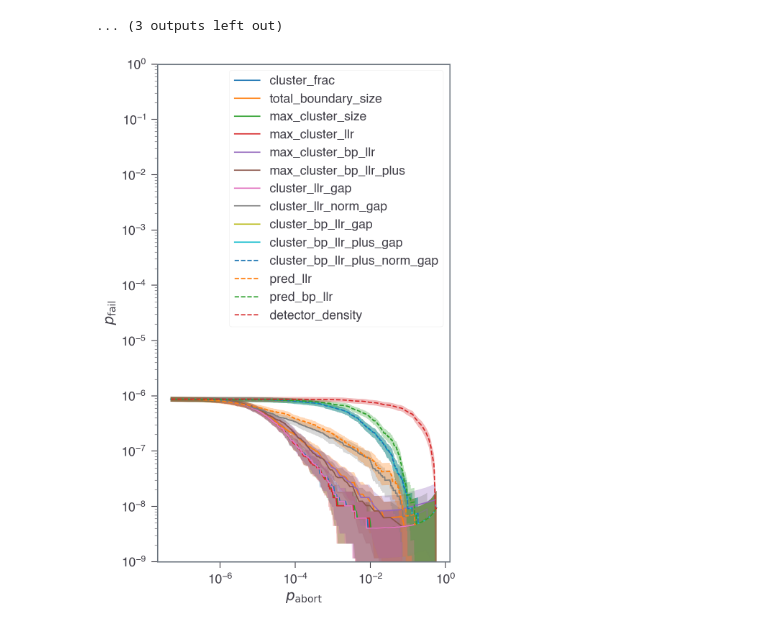
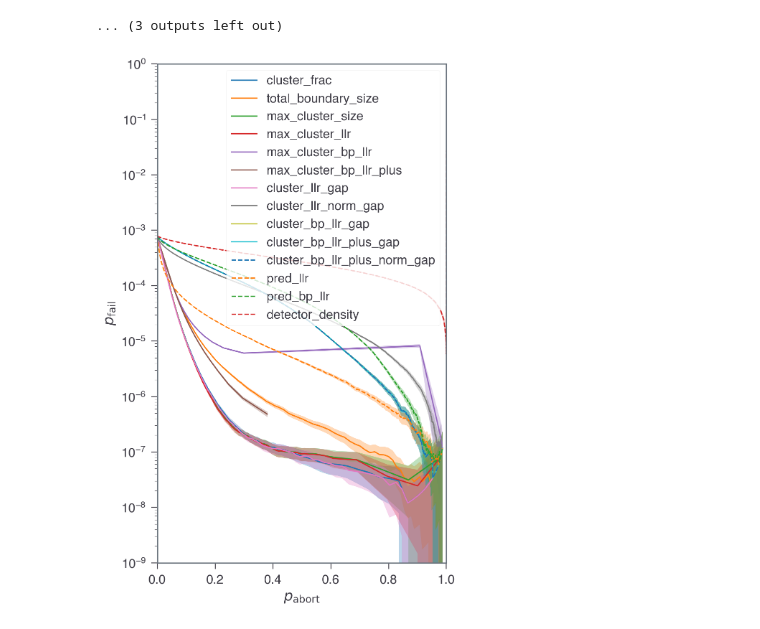
Before and after one commit to seokhyung-lee/ldpc-post-selection, a Jupyter notebook: simulations/analysis/bb_code_analysis_criteria_comparison.ipynb, the cells around one changed output. Drawn from its saved outputs; the diff is of its cells as text; code cells hidden in the pictures.

```diff
--- a/simulations/analysis/bb_code_analysis_criteria_comparison.ipynb
+++ b/simulations/analysis/bb_code_analysis_criteria_comparison.ipynb
@@ -82,7 +85,7 @@ for by, ascending_confidence in ascending_confidences.items():
     df_agg = aggregate_data(
         by=by,
         n=144,
-        p=0.001,
+        p=0.003,
         num_hist_bins=10000,
         ascending_confidence=ascending_confidence,
         verbose=False,
@@ -134,45 +137,56 @@ for by, df_agg in df_agg_dict.items():
     df_ps_dict[by] = df_ps
 # %%
 def error_band_plot(
-    data, x, y, delta_y, ax=None, color=None, alpha=0.3, y_factor=1, **kwargs
+    x, y, delta_y, ax=None, color=None, alpha=0.3, y_factor=1, **kwargs
 ):
     if ax is None:
         ax = plt.gca()
-    ax.plot(data[x], data[y] * y_factor, color=color, **kwargs)
+    ax.plot(x, y * y_factor, color=color, **kwargs)
     ax.fill_between(
-        data[x],
-        (data[y] - data[delta_y])*y_factor,
-        (data[y] + data[delta_y])*y_factor,
+        x,
+        (y - delta_y) * y_factor,
+        (y + delta_y) * y_factor,
         alpha=alpha,
         color=color,
     )
 # %%
 fig, ax = plt.subplots(figsize=(DFT_FIG_WIDTH, 8))
 
 i = 0
+data_plots = {}
 for by, df_ps in df_ps_dict.items():
+    use_conv = by != "detector_density"
+    p_abort_col = "p_abort_conv" if use_conv else "p_abort"
+    p_fail_col = "p_fail_conv" if use_conv else "p_fail"
+    delta_p_fail_col = "delta_p_fail_conv" if use_conv else "delta_p_fail"
+
+    df_ps = df_ps.sort_values(by=p_abort_col)
+    p_abort = df_ps[p_abort_col].values
+    p_fail = df_ps[p_fail_col].values
+    delta_p_fail = df_ps[delta_p_fail_col].values
+    data_plots[by] = (p_abort, p_fail, delta_p_fail)
+
     error_band_plot(
-        df_ps,
-        "p_abort_conv",
-        "p_fail_conv",
-        "delta_p_fail_conv",
+        p_abort,
+        p_fail,
+        delta_p_fail,
         color=COLORS(i % 10),
         linestyle="-" if i < 10 else "--",
         label=by,
         y_factor=1 / 12,
         ax=ax,
     )
     i += 1
 
-ax.set_xscale("log")
-# plt.xlim(0, 1)
+# ax.set_xscale("log")
+ax.set_xlim(0, 1)
 ax.set_yscale("log")
 ax.legend()
 ax.set_ylim(1e-9, 1)
 
 ax.set_xlabel(r"$p_\mathrm{abort}$")
 ax.set_ylabel(r"$p_\mathrm{fail}$")
 
 fig.tight_layout()
 # %% [output]
-[figure, old version]
+[figure, new version]
```
Also changed, not shown: parts of 3 cells of this notebook, 2 other files.
